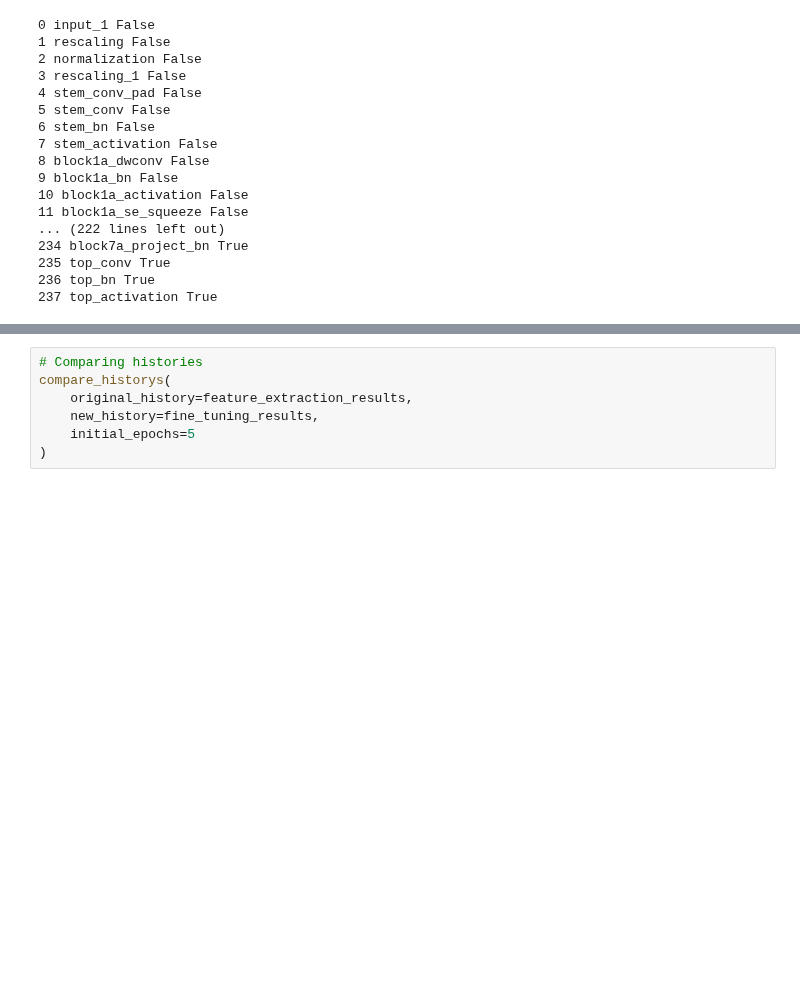
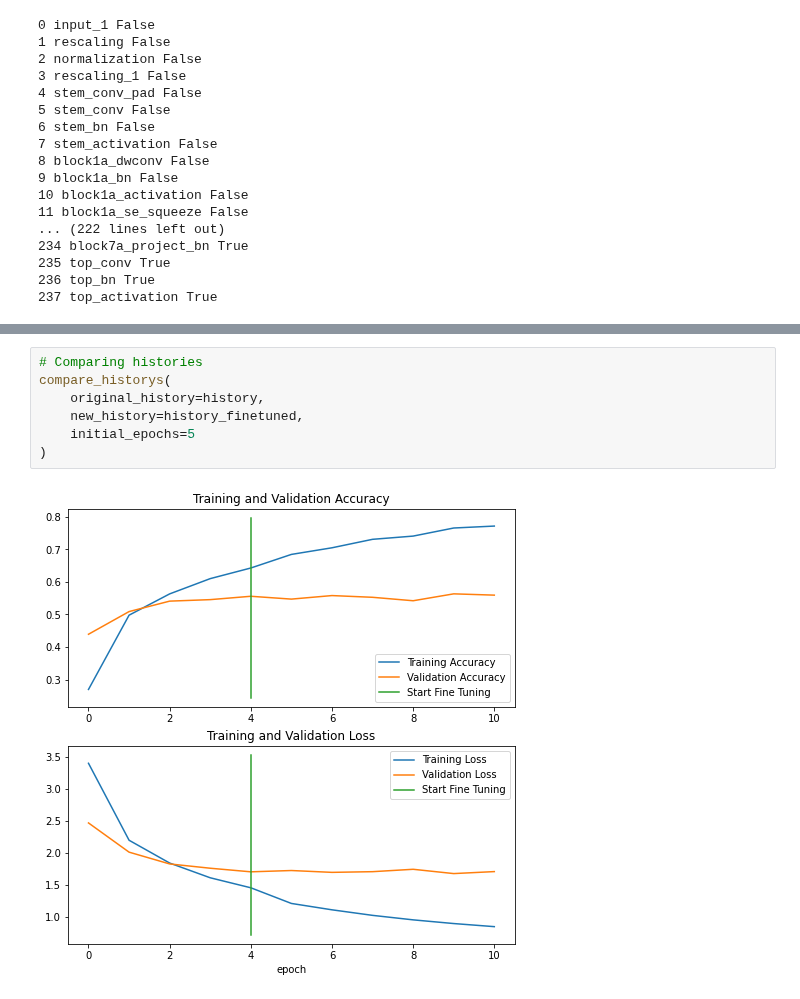
Before and after one commit to LazaUK/UdemyProjects-TensorFlow, a Jupyter notebook: Project6_TransferLearning/TensorFlow_06_TransferLearn_Scaling.ipynb, the cells around one changed output, grey strips where cells are left out. Cells and saved outputs as stored; diff of their text form; blank space fills up the shorter version.

```diff
--- a/Project6_TransferLearning/TensorFlow_06_TransferLearn_Scaling.ipynb
+++ b/Project6_TransferLearning/TensorFlow_06_TransferLearn_Scaling.ipynb
@@ -247,7 +250,9 @@ fine_tuning_results
 # %%
 # Comparing histories
 compare_historys(
-    original_history=feature_extraction_results,
-    new_history=fine_tuning_results,
+    original_history=history,
+    new_history=history_finetuned,
     initial_epochs=5
 )
+# %% [output]
+[figure, added]
```
Also changed, not shown: parts of 2 cells of this notebook.
